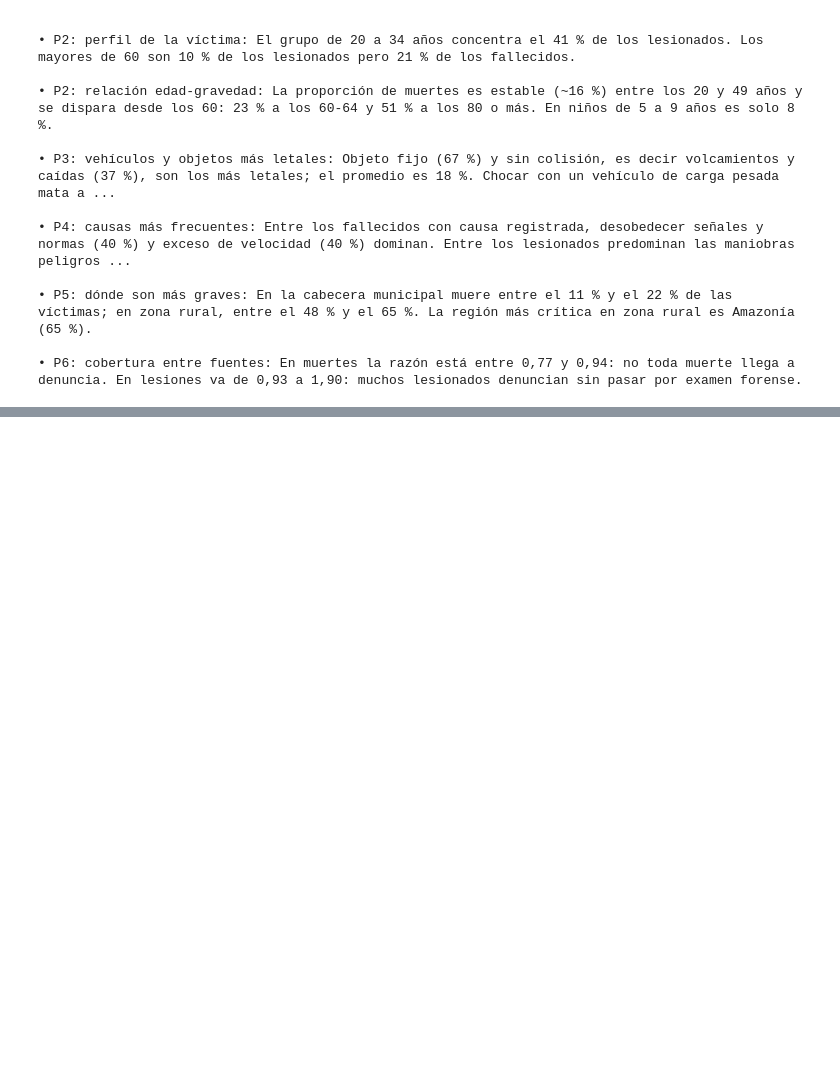
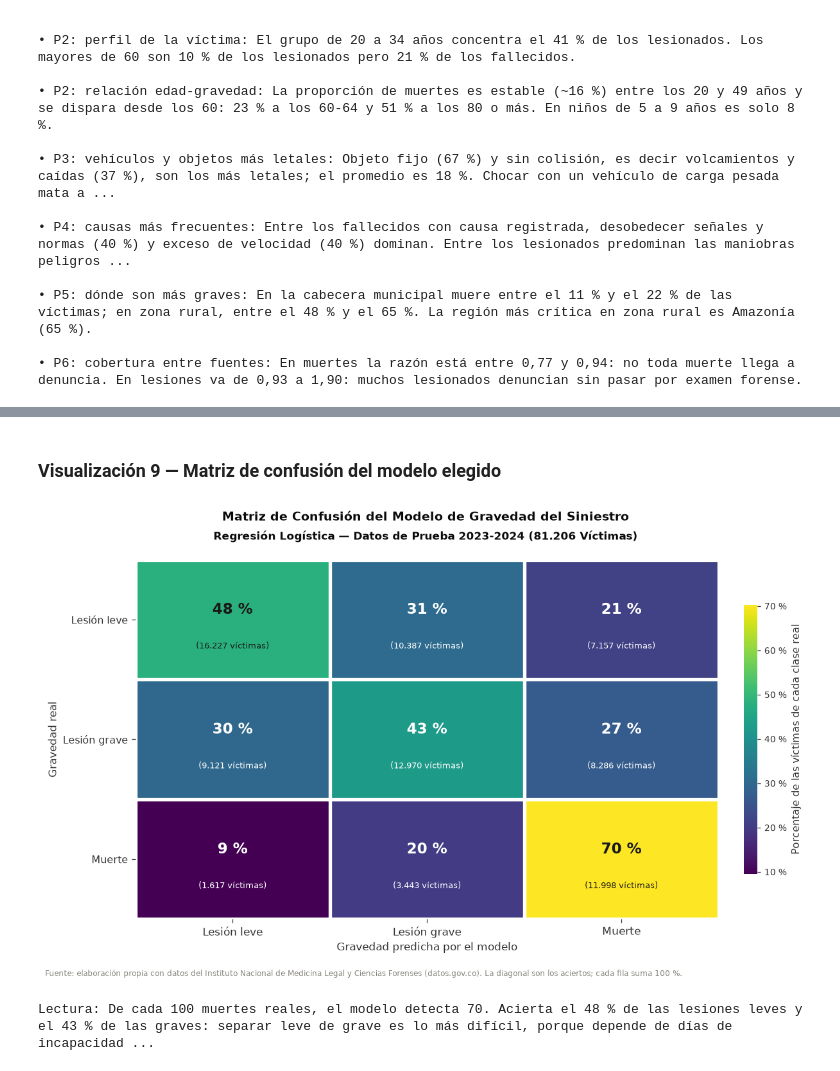
Before and after one commit to ingjuancrojasl-crypto/Rojas_Juan_BigData_ProyectoFinal, a Jupyter notebook: notebooks/Rojas_Juan_BigData_ProyectoFinal.ipynb, the cells around one changed output, grey strips where cells are left out. Drawn from its saved outputs; the diff is of its cells as text; code cells hidden in the pictures; blank space fills up the shorter version.

```diff
--- a/notebooks/Rojas_Juan_BigData_ProyectoFinal.ipynb
+++ b/notebooks/Rojas_Juan_BigData_ProyectoFinal.ipynb
@@ -1021,0 +1122,11 @@ for ficha in fichas_visualizaciones:
+# %%
+datos = modelo.preparar_datos(victimas)
+division = pd.DataFrame({
+    "conjunto": ["Entrenamiento", "Prueba"],
+    "años": [f"{config.ANIOS_ENTRENAMIENTO[0]}-{config.ANIOS_ENTRENAMIENTO[1]}",
+             f"{config.ANIOS_PRUEBA[0]}-{config.ANIOS_PRUEBA[1]}"],
+    "víctimas": [len(datos["X_train"]), len(datos["X_test"])],
+}).set_index("conjunto")
+distribucion = pd.concat({"Entrenamiento": datos["y_train"].value_counts(normalize=True),
+                          "Prueba": datos["y_test"].value_counts(normalize=True)}, axis=1).T.mul(100).round(1)
+division.join(distribucion[modelo.CLASES])
@@ -1021,0 +1152,5 @@ for ficha in fichas_visualizaciones:
+# %%
+inicio = time.perf_counter()
+tabla_modelos, modelos_ajustados, predicciones = modelo.entrenar_y_comparar(datos)
+print(f"Entrenamiento y evaluación de 4 modelos en {time.perf_counter() - inicio:.0f} s")
+modelos_ajustados["Regresión logística"]
@@ -1021,0 +1190,5 @@ for ficha in fichas_visualizaciones:
+# %%
+evaluacion = modelo.criterio_exito(tabla_modelos)
+mejor = modelo.elegir_mejor(evaluacion)
+print("Modelo elegido:", mejor)
+evaluacion.round(3)
@@ -1021,0 +1220,11 @@ for ficha in fichas_visualizaciones:
+# %% [markdown]
+### Visualización 9 — Matriz de confusión del modelo elegido
+# %%
+matriz = confusion_matrix(datos["y_test"], predicciones[mejor], labels=modelo.CLASES)
+fig, ficha = viz.matriz_confusion(matriz, modelo.CLASES, mejor)
+plt.show()
+fichas_visualizaciones.append(ficha)
+print("Lectura:", ficha["hallazgo"])
+# %% [output]
+[figure, added]
+Lectura: De cada 100 muertes reales, el modelo detecta 70. Acierta el 48 % de las lesiones leves y el 43 % de las graves: separar leve de grave es lo más difícil, porque depende de días de incapacidad ...
```
Also changed, not shown: parts of 68 cells of this notebook.
